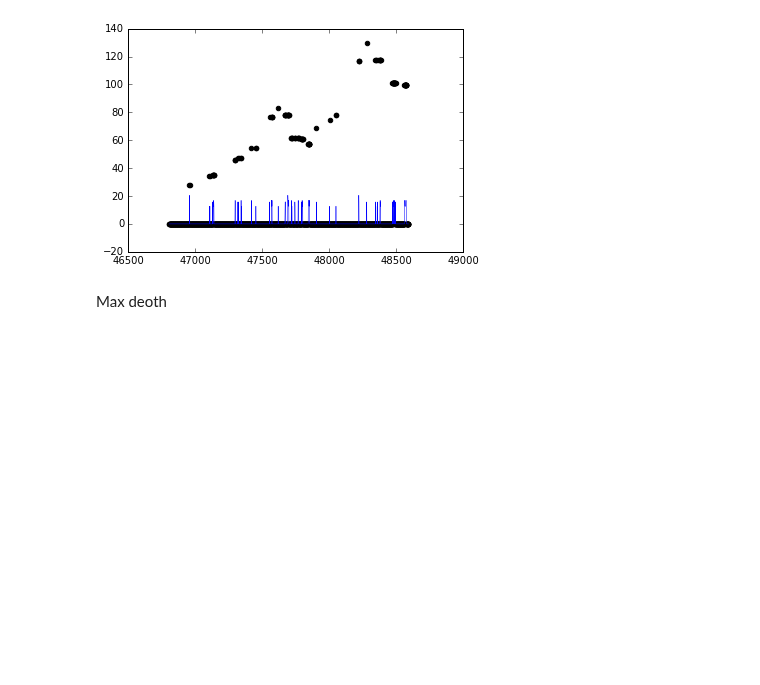
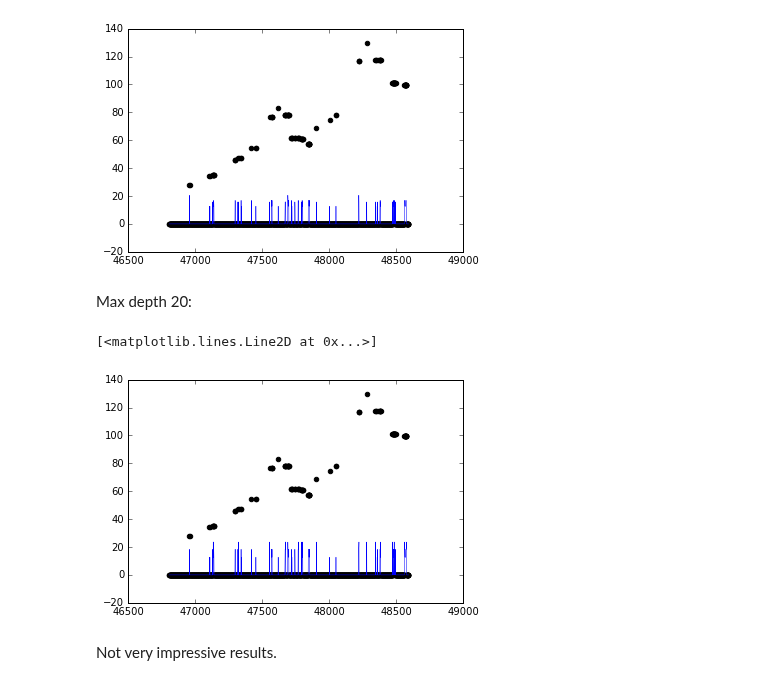
Before and after one commit to theofanislekkas/mlnd, a Jupyter notebook: rsi/Relative Strength Index and Predicting Stock Prices.ipynb, the cells around one changed output. Cells and saved outputs as stored; diff of their text form; code cells hidden in the pictures; blank space fills up the shorter version.

```diff
--- a/rsi/Relative Strength Index and Predicting Stock Prices.ipynb
+++ b/rsi/Relative Strength Index and Predicting Stock Prices.ipynb
@@ -538,5 +538,13 @@ plt.plot(aapl_testf.index, predict_5, color='blue', linewidth=.5)
 # %% [output]
 [<matplotlib.lines.Line2D at 0x...>]
 [figure]
-# %% [markdown]
-Max deoth
+# %% [markdown]
+Max depth 20:
+# %%
+plt.scatter(aapl_testf.index, aapl_testp, color='black')
+plt.plot(aapl_testf.index, predict_20, color='blue', linewidth=.5)
+# %% [output]
+[<matplotlib.lines.Line2D at 0x...>]
+[figure, added]
+# %% [markdown]
+Not very impressive results.
```
